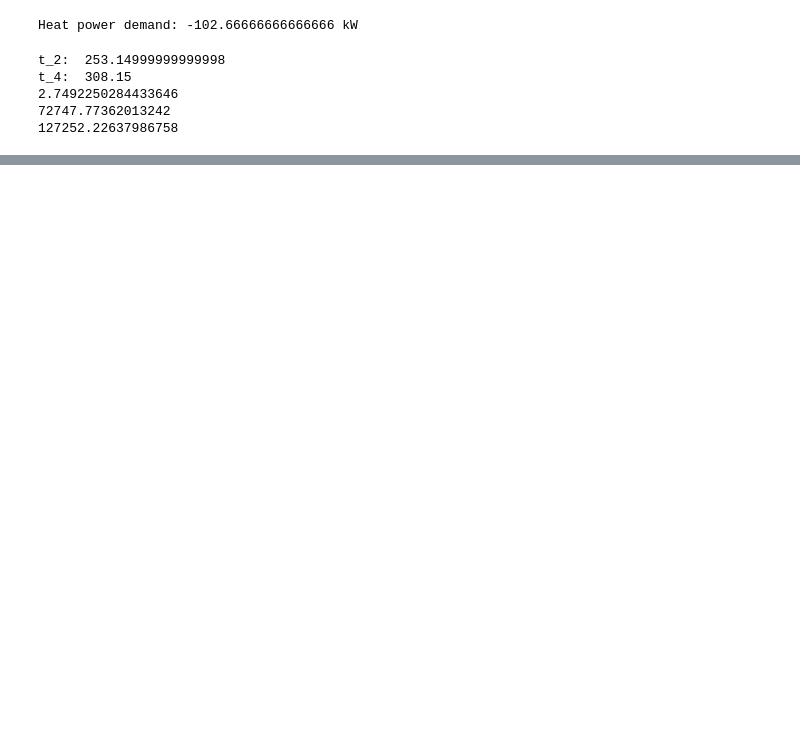
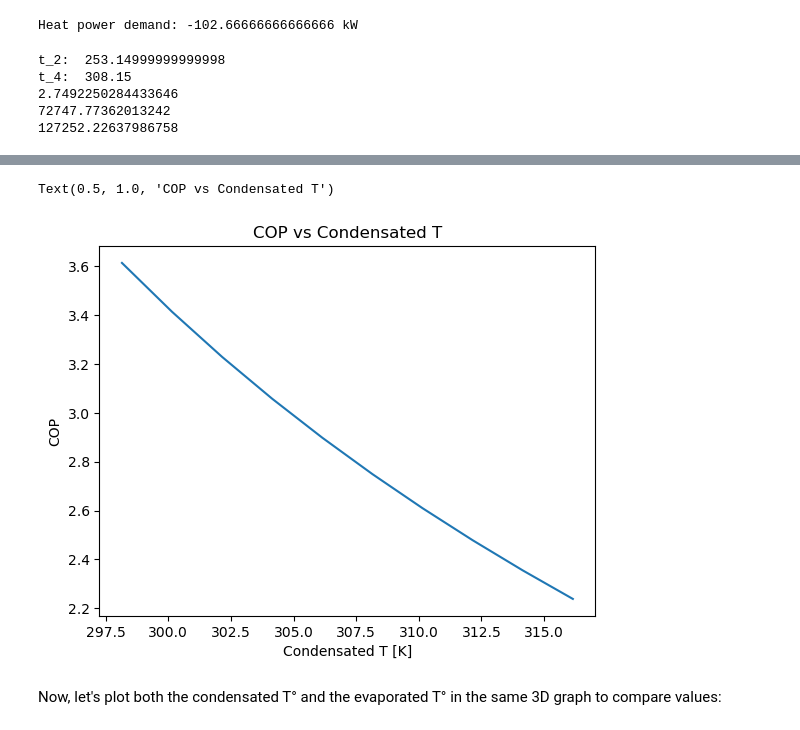
Before and after one commit to boujuan/Renewable_Energy_Heat, a Jupyter notebook: Scratchpad.ipynb, the cells around one changed output, grey strips where cells are left out. Cells and saved outputs as stored; diff of their text form; code cells hidden in the pictures; blank space fills up the shorter version.

```diff
--- a/Scratchpad.ipynb
+++ b/Scratchpad.ipynb
@@ -156,0 +158,64 @@ Text(0.5, 1.0, 'COP vs Evap T')
+# %%
+import matplotlib.pyplot as plt
+import numpy as np
+
+outside_temp = 15 + 273.15 # C
+desired_temp = -10 + 273.15 # C
+
+cond_temp = outside_temp + 20
+evap_temp = desired_temp - 10
+
+#evap_temp_list = np.arange(evap_temp - 10 , evap_temp + 10 , 2)
+cond_temp_list = np.arange(cond_temp - 10 , cond_temp + 10 , 2)
+
+cop_list = []
+#cond_temp = -20+273
+#print(*cond_temp_list)
+
+for cond_temp in (cond_temp_list):
+    print("evap_temp: ",evap_temp)
+    print("cond_temp: ",cond_temp)
+    fluid = "R290"
+    t_2 = evap_temp # T_evap (K)
+    t_4 = cond_temp # T_cond (K)
+    eta_s = 0.8 # Efficiency assumed to be 80%
+    heat_evap = 2e5 # Nominal heat power (W)
+
+    p_2 = PropsSI("P", "T", t_2, "Q", 1, fluid)
+    p_4 = PropsSI("P", "T", t_4, "Q", 0, fluid)
+
+    h_2 = PropsSI("H", "T", t_2, "Q", 1, fluid)
+    s_2 = PropsSI("S", "T", t_2, "Q", 1, fluid)
+
+    p_3 = p_4 # pressure remains same after compressor / before expansion
+    h_3s = PropsSI("H", "S", s_2, "P", p_3, fluid)
+    h_3 = h_2 + (h_3s - h_2) / eta_s # enthalpy considering compressor efficiency
+
+    h_4 = PropsSI("H", "T", t_4, "Q", 0, fluid)
+    h_1 = h_4 # enthalpy remains constant in expansion. refer to ph graph
+    p_1 = p_2 # pressure remains constant in evaporation.
+
+    # no calculamos s_1, s_3, s_4, t_1, t_3
+
+    m = heat_evap / abs(h_2 - h_1) # mass flow rate kg/s. Are these enthalpies correct? or should we get h_4, h_3
+    power = m * abs(h_3 - h_2) # compressor power
+    cop = abs(heat_evap) / power
+    heat_cond = abs(heat_evap) - power
+
+    #print(cop)
+    #print(power)
+    #print(heat_cond)
+    cop_list.append(cop)
+
+
+plt.plot(cond_temp_list, cop_list)
+
+# Plotting multiple lines on a single plot
+#plt.plot(x, y1, label='Sin(x)', color='b')
+#plt.plot(x, y2, label='Cos(x)', color='r', linestyle='--')
+
+# Adding labels and title
+plt.xlabel('Condensated T [K]')
+plt.ylabel('COP')
+plt.title('COP vs Condensated T')
+# %% [output]
@@ -156,0 +239,4 @@ Text(0.5, 1.0, 'COP vs Evap T')
+Text(0.5, 1.0, 'COP vs Condensated T')
+[figure, added]
+# %% [markdown]
+Now, let's plot both the condensated T° and the evaporated T° in the same 3D graph to compare values:
```
Also changed, not shown: parts of 4 cells of this notebook.
